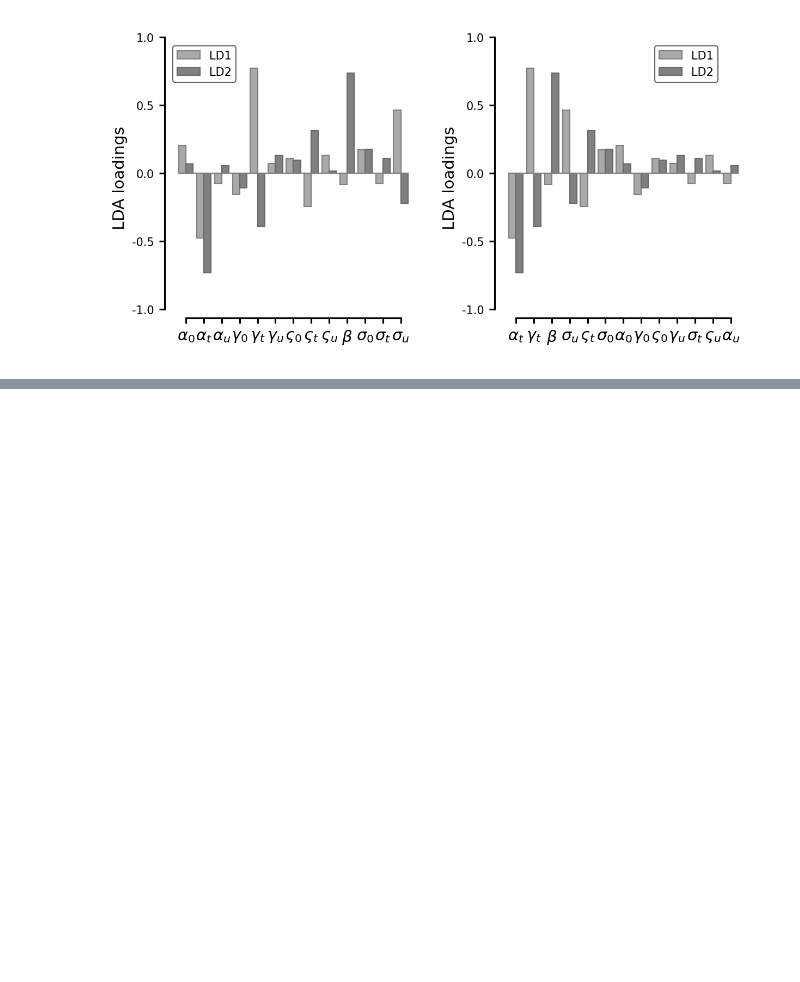
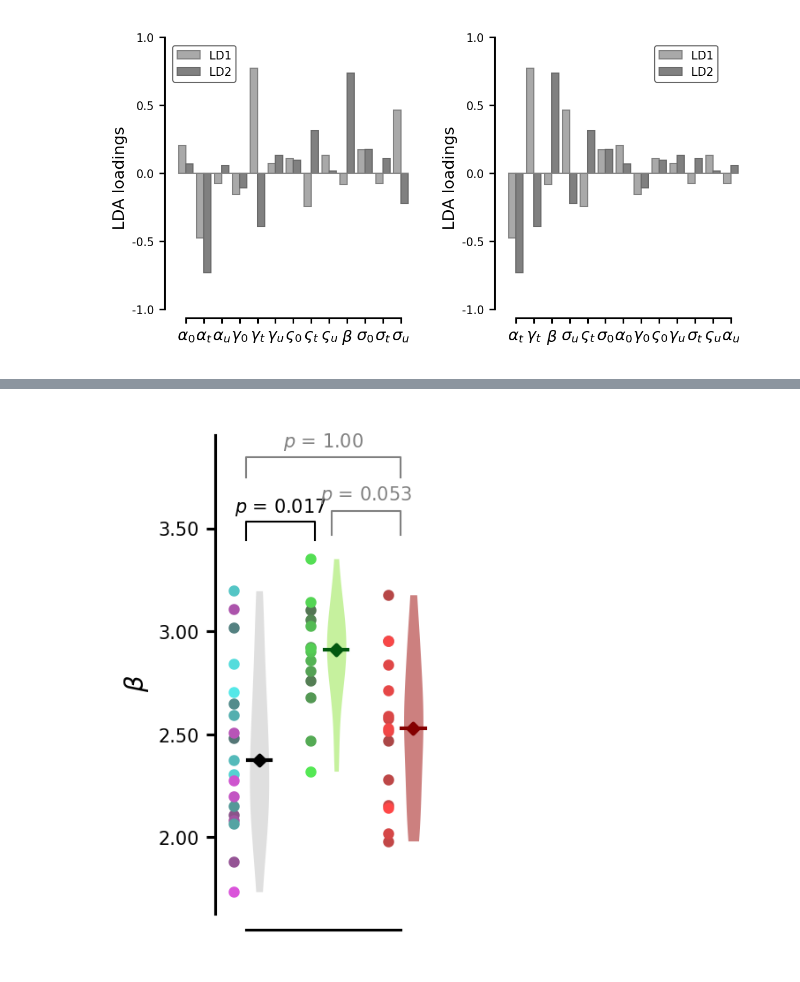
Before and after one commit to HeathenToaster/RunningFastAndSlow, a Jupyter notebook: ldaclean.ipynb, the cells around one changed output, grey strips where cells are left out. Saved outputs shown, nothing was run; the diff lists cells and outputs as text; code cells hidden in the pictures; blank space fills up the shorter version.

```diff
--- a/ldaclean.ipynb
+++ b/ldaclean.ipynb
@@ -435,0 +464,86 @@ lda_barplot(lda, pretty_labels, axs[1], sort=True)
+# %%
+COMPARISON_PLOT_PARAMS = {'alpha_0':  dict(variable=median_alpha_0, yticks=[0, 1, 2, 3, 4, 5, 6], ylabel=r'$\alpha_0$'),
+                          'alpha_t':  dict(variable=median_alpha_t, yticks=[-.1, 0, .1, .2, .3, .4, .5], ylabel=r'$\alpha_t$'),
+                          'alpha_u':  dict(variable=median_alpha_u, yticks=[-1, -.5, 0, .5, 1], ylabel=r'$\alpha_u$'),
+                          'gamma_0':  dict(variable=median_gamma_0, yticks=[0, 0.5, 1, 1.5, 2], ylabel=r'$\gamma_0$'),
+                          'gamma_t':  dict(variable=median_gamma_t, yticks=[-.2, -.1, 0, .1, .2], ylabel=r'$\gamma_t$'),
+                          'gamma_u':  dict(variable=median_gamma_u, yticks=[-.4, -.2, 0, .2], ylabel=r'$\gamma_u$'),
+                        #   'mu_0':     dict(variable=median_mu_0, yticks=[.5, 1, 1.5, 2, 2.5], ylabel=r'$\mu_0$'),
+                        #   'mu_t':     dict(variable=median_mu_t, yticks=[0, 0.05, .10, .15, .2], ylabel=r'$\mu_t$'),
+                        #   'mu_u':     dict(variable=median_mu_u, yticks=[-.1, 0, .1, .2], ylabel=r'$\mu_u$'),
+                          'sigma_0':  dict(variable=median_sigma_0, yticks=[0, .1, .2, .3], ylabel=r'$\sigma_0$'),
+                          'sigma_t':  dict(variable=median_sigma_t, yticks=[-.03, 0, .03, .06], ylabel=r'$\sigma_t$'),
+                          'sigma_u':  dict(variable=median_sigma_u, yticks=[0, .03, .06, .09, .12, .15], ylabel=r'$\sigma_u$'),
+                          'effort_sensitivity_0':  dict(variable=effort_sensitivity_0, yticks=[0, 20, 40, 60, 80, 100, 250], ylabel=r'$\varsigma_0$'),
+                          'effort_sensitivity_t':  dict(variable=effort_sensitivity_t, yticks=[-5, 0, 5, 10, 15, 20], ylabel=r'$\varsigma_t$'),
+                          'effort_sensitivity_u':  dict(variable=effort_sensitivity_u, yticks=[-10, 0, 10, 20, 30], ylabel=r'$\varsigma_u$'),
+                          'beta':  dict(variable=beta, yticks=[0, 1, 2, 3, 4, 5], ylabel=r'$\beta$')}
+# %%
+def Figure(name, ax=None):
+    if ax is None:
+        fig, ax = plt.subplots(1, 1, figsize=(2, 2))
+
+    s = 0.15
+    offset = 0.33
+    var = COMPARISON_PLOT_PARAMS[name]['variable']
+
+    intact, DSlesion, VSlesion = [], [], []
+    for animal in intact_rats:
+        intact.append(var[animal])
+        ax.scatter(0-offset/2, var[animal], color=rat_markers[animal][0], marker=rat_markers[animal][1], s=4, zorder=5)
+    for animal in DSlesioned_rats:
+        DSlesion.append(var[animal])
+        ax.scatter(1-offset/2, var[animal], color=rat_markers[animal][0], marker=rat_markers[animal][1], s=4, zorder=5)
+    for animal in VSlesioned_rats:
+        VSlesion.append(var[animal])
+        ax.scatter(2-offset/2, var[animal], color=rat_markers[animal][0], marker=rat_markers[animal][1], s=4, zorder=5)
+
+
+    groupnames = ['I', 'DS', 'VS']
+    groups = [intact, DSlesion, VSlesion]
+    for i, (group, color, darkcolor) in enumerate(zip(groups,
+                                                      ['silver', 'xkcd:kiwi green', 'xkcd:deep red'],
+                                                      ['k', 'xkcd:deep green', 'xkcd:dark red'])):
+        violin_parts = ax.violinplot(positions=[i+offset/2], dataset=[group], widths=0.25, showextrema=False)
+        for vp in violin_parts['bodies']:
+            vp.set_facecolor(color)
+            vp.set_edgecolor(color)
+            vp.set_linewidth(0)
+            vp.set_alpha(.5)
+
+        ax.plot([i+offset/2-s, i+offset/2+s], [np.median(group), np.median(group)], color=darkcolor, lw=1, zorder=2)
+        ax.scatter(i+offset/2, np.median(group), color=darkcolor, s=4, zorder=3, marker='D')
+
+    # FIXME:
+    # Axes formatting before stats because bpltannotate works with limits.
+    xlabels = groupnames
+    ax.set_xticks([0, 1, 2])
+    ax.set_xticklabels(xlabels, fontsize=7)
+    ax.set_ylabel(COMPARISON_PLOT_PARAMS[name]['ylabel'])
+    # ax.set_ylim(COMPARISON_PLOT_PARAMS[name]['yticks'][0], COMPARISON_PLOT_PARAMS[name]['yticks'][-1])
+    # ax.set_yticks(COMPARISON_PLOT_PARAMS[name]['yticks'])
+    ax.yaxis.set_major_formatter('{x:<3.2f}')
+    ax.set_xlim(0, 2)
+
+    pvalues = []
+    pairs = [[0, 1], [0, 2], [1, 2]]
+    dhs = [0.05, 0.2, 0.05]  # height offsets for each comparison
+    dxs = [[0, -offset/3], [0, 0], [offset/3, 0]]  # x offsets to avoid overlap
+
+    for pair in pairs:
+        perm = exact_mc_perm_test(groups[pair[0]], groups[pair[1]])
+        pvalues.append(perm)
+
+    max_value = max([max(intact), max(DSlesion), max(VSlesion)])
+    sig, corrected_pvalues, alphabonf = multipletests_bonferroni(pvalues, )
+
+    for i, (perm, dh, dx) in enumerate(zip(corrected_pvalues, dhs, dxs)):
+        print(f'{groupnames[pairs[i][0]]} vs {groupnames[pairs[i][1]]}: p = {pvalues[i]:<.3f} -> p = {perm:<.3f}, {"Sig." if sig[i] else "ns."} with alpha={alphabonf:.3f}')
+        _ = offset / 2
+        barplot_annotate_brackets(ax, 0, 1, perm, [pairs[i][0] + dx[0], pairs[i][1] + dx[1]], [max_value, max_value], dh=dh, maxasterix=None, fs=5)
+
+    space_axes(ax, x_ratio_left=.2, x_ratio_right=.2)
+
+fig, axs = plt.subplots(1, 1, figsize=(1.25, 2))
+Figure('beta', ax=axs)
+# %% [output]
@@ -435,0 +553 @@ lda_barplot(lda, pretty_labels, axs[1], sort=True)
+[figure, added]
```
Also changed, not shown: parts of 10 cells of this notebook, 1 other file.
